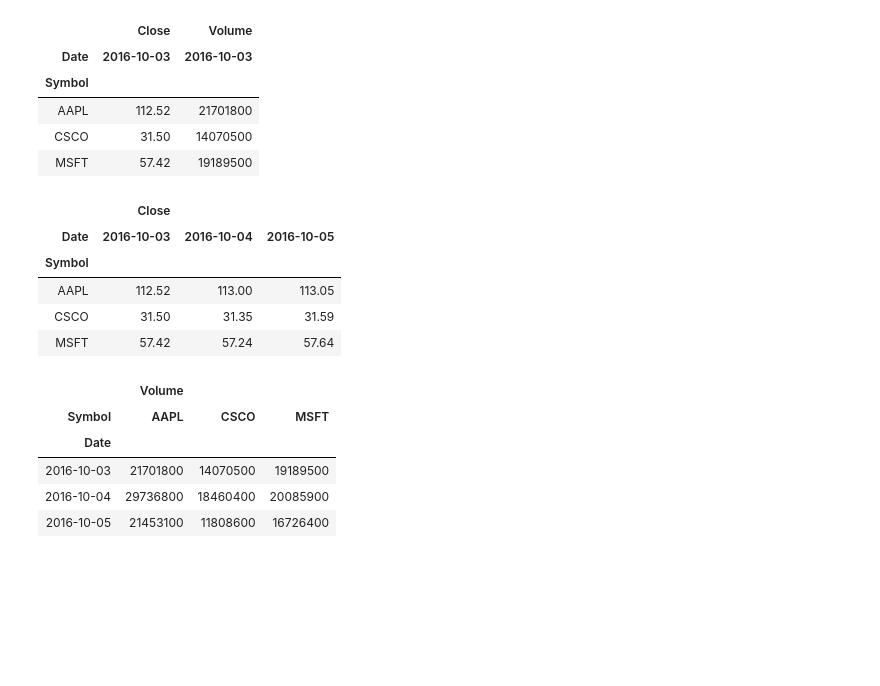
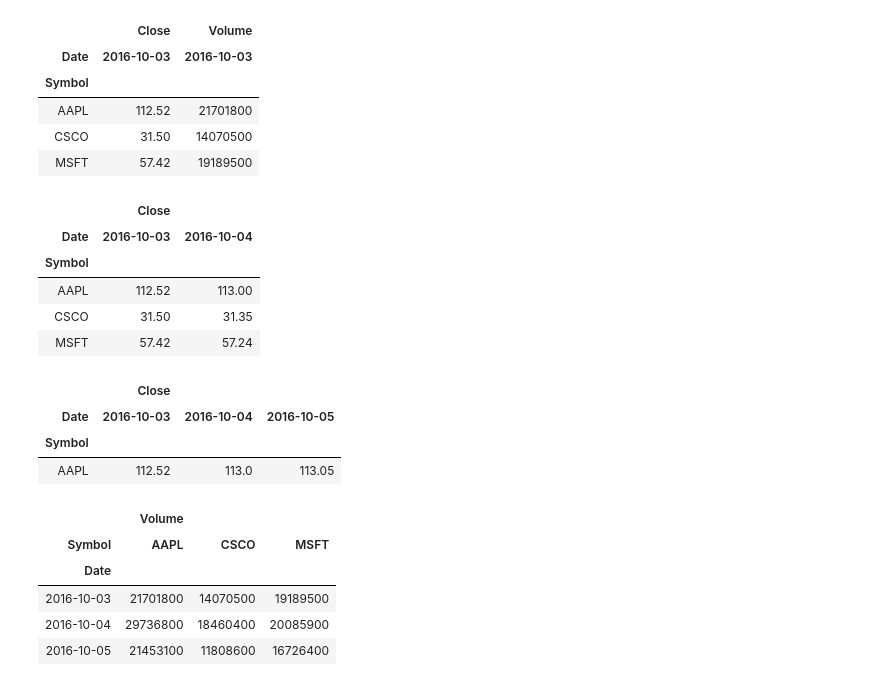
Before and after one commit to RafaelHarispe/WorkShopDS, a Jupyter notebook: Multi Index GrpBy.ipynb, the cells around one changed output. Saved outputs shown, nothing was run; the diff lists cells and outputs as text; code cells hidden in the pictures; blank space fills up the shorter version.

```diff
--- a/Multi Index GrpBy.ipynb
+++ b/Multi Index GrpBy.ipynb
@@ -369,7 +369,7 @@ stocks.head()
 | 3 | 2016-10-04 | 113.00 | 29736800 | AAPL |
 | 4 | 2016-10-04 | 57.24 | 20085900 | MSFT |
 # %%
-pt = stocks.pivot_table(values = ['Close', 'Volume'], index = 'Symbol', columns = 'Date')
+pt = stocks.pivot_table(values = ['Close', 'Volume'], index = 'Symbol', columns = 'Date', aggfunc='sum')
 pt
 # %% [output]
 |  | Close |  |  | Volume |  |  |
@@ -400,15 +403,22 @@ pt.loc[:,(slice(None), '2016-10-03')]
 | AAPL | 112.52 | 21701800 |
 | CSCO | 31.50 | 14070500 |
 | MSFT | 57.42 | 19189500 |
+# %%
+pt.loc[:,('Close', slice('2016-10-03','2016-10-04'))]
+# %% [output]
+|  | Close |  |
+| Date | 2016-10-03 | 2016-10-04 |
+| Symbol |  |  |
+| AAPL | 112.52 | 113.00 |
+| CSCO | 31.50 | 31.35 |
+| MSFT | 57.42 | 57.24 |
 # %%
-pt.loc[:,('Close', slice(None))]
+pt.loc['AAPL':'AAPL',('Close', slice(None))]
 # %% [output]
 |  | Close |  |  |
 | Date | 2016-10-03 | 2016-10-04 | 2016-10-05 |
 | Symbol |  |  |  |
-| AAPL | 112.52 | 113.00 | 113.05 |
-| CSCO | 31.50 | 31.35 | 31.59 |
-| MSFT | 57.42 | 57.24 | 57.64 |
+| AAPL | 112.52 | 113.0 | 113.05 |
 # %%
 pt2 = stocks.pivot_table(values = ['Volume'], index = 'Date', columns = 'Symbol')
 pt2
```
Also changed, not shown: parts of 27 cells of this notebook, 4 other files.
